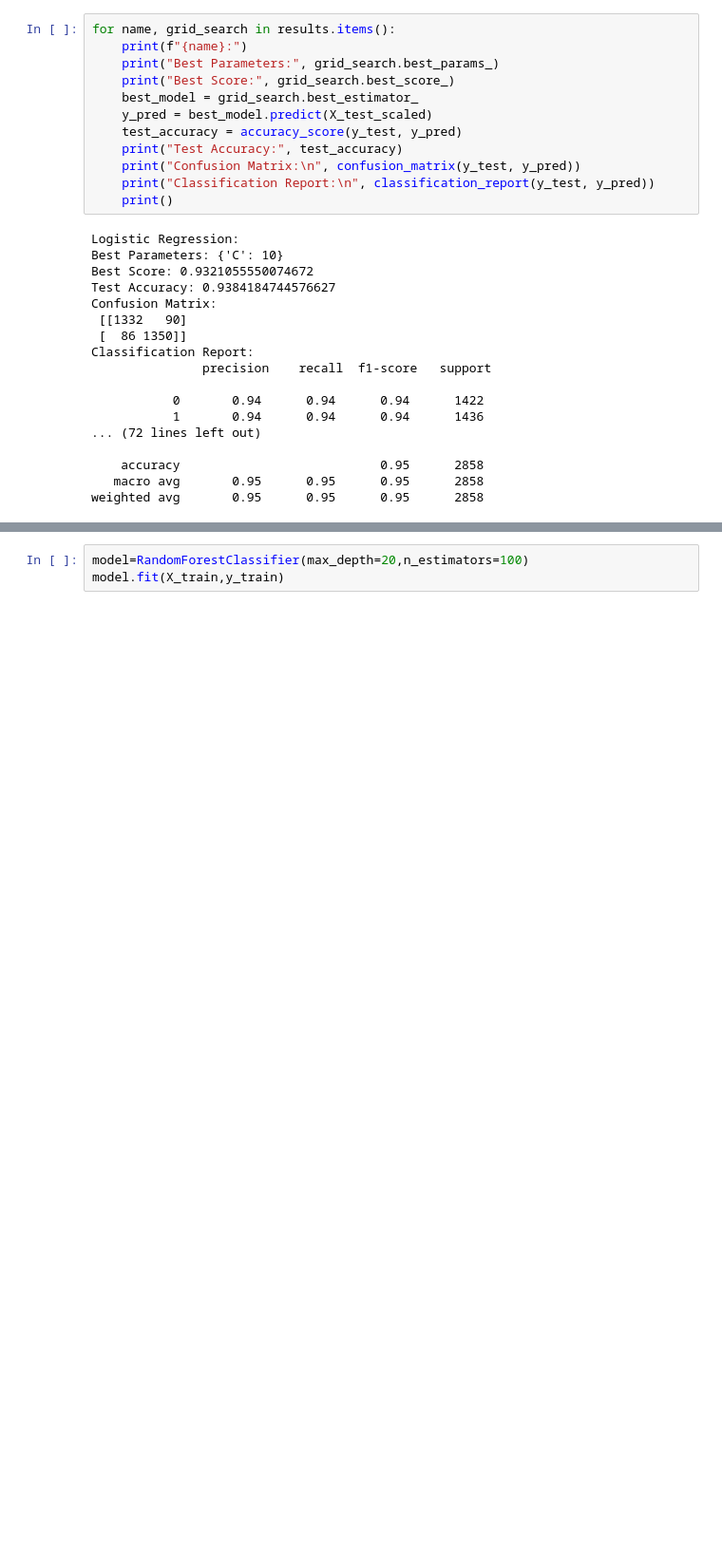
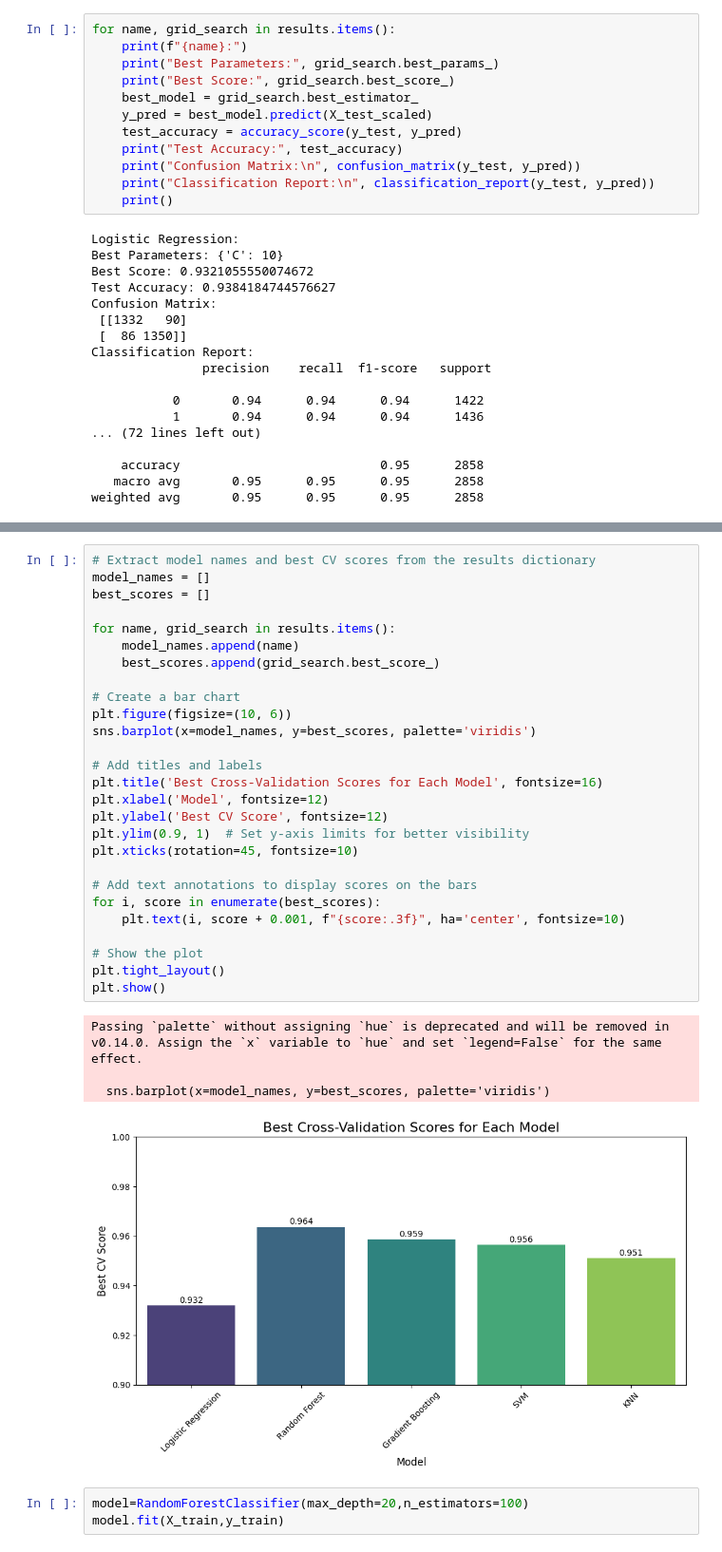
Before and after one commit to Rishipan/Phishing-Site-Detector, a Jupyter notebook: backend/PhishingUrlDetector.ipynb, the cells around one changed output, grey strips where cells are left out. Shown at 95% size. Cells and saved outputs as stored; diff of their text form; blank space fills up the shorter version.

```diff
--- a/backend/PhishingUrlDetector.ipynb
+++ b/backend/PhishingUrlDetector.ipynb
@@ -281,6 +343,38 @@ Best Score (CV): 0.9564866253219074
 KNN:
 Best Parameters: {'n_neighbors': 3, 'p': 1}
 Best Score (CV): 0.9510034665641551
+# %%
+# Extract model names and best CV scores from the results dictionary
+model_names = []
+best_scores = []
+
+for name, grid_search in results.items():
+    model_names.append(name)
+    best_scores.append(grid_search.best_score_)
+
+# Create a bar chart
+plt.figure(figsize=(10, 6))
+sns.barplot(x=model_names, y=best_scores, palette='viridis')
+
+# Add titles and labels
+plt.title('Best Cross-Validation Scores for Each Model', fontsize=16)
+plt.xlabel('Model', fontsize=12)
+plt.ylabel('Best CV Score', fontsize=12)
+plt.ylim(0.9, 1)  # Set y-axis limits for better visibility
+plt.xticks(rotation=45, fontsize=10)
+
+# Add text annotations to display scores on the bars
+for i, score in enumerate(best_scores):
+    plt.text(i, score + 0.001, f"{score:.3f}", ha='center', fontsize=10)
+
+# Show the plot
+plt.tight_layout()
+plt.show()
+# %% [output]
+Passing `palette` without assigning `hue` is deprecated and will be removed in v0.14.0. Assign the `x` variable to `hue` and set `legend=False` for the same effect.
+
+  sns.barplot(x=model_names, y=best_scores, palette='viridis')
+[figure, added]
 # %%
 model=RandomForestClassifier(max_depth=20,n_estimators=100)
 model.fit(X_train,y_train)
```
Also changed, not shown: parts of 3 cells of this notebook, 2 other files.
